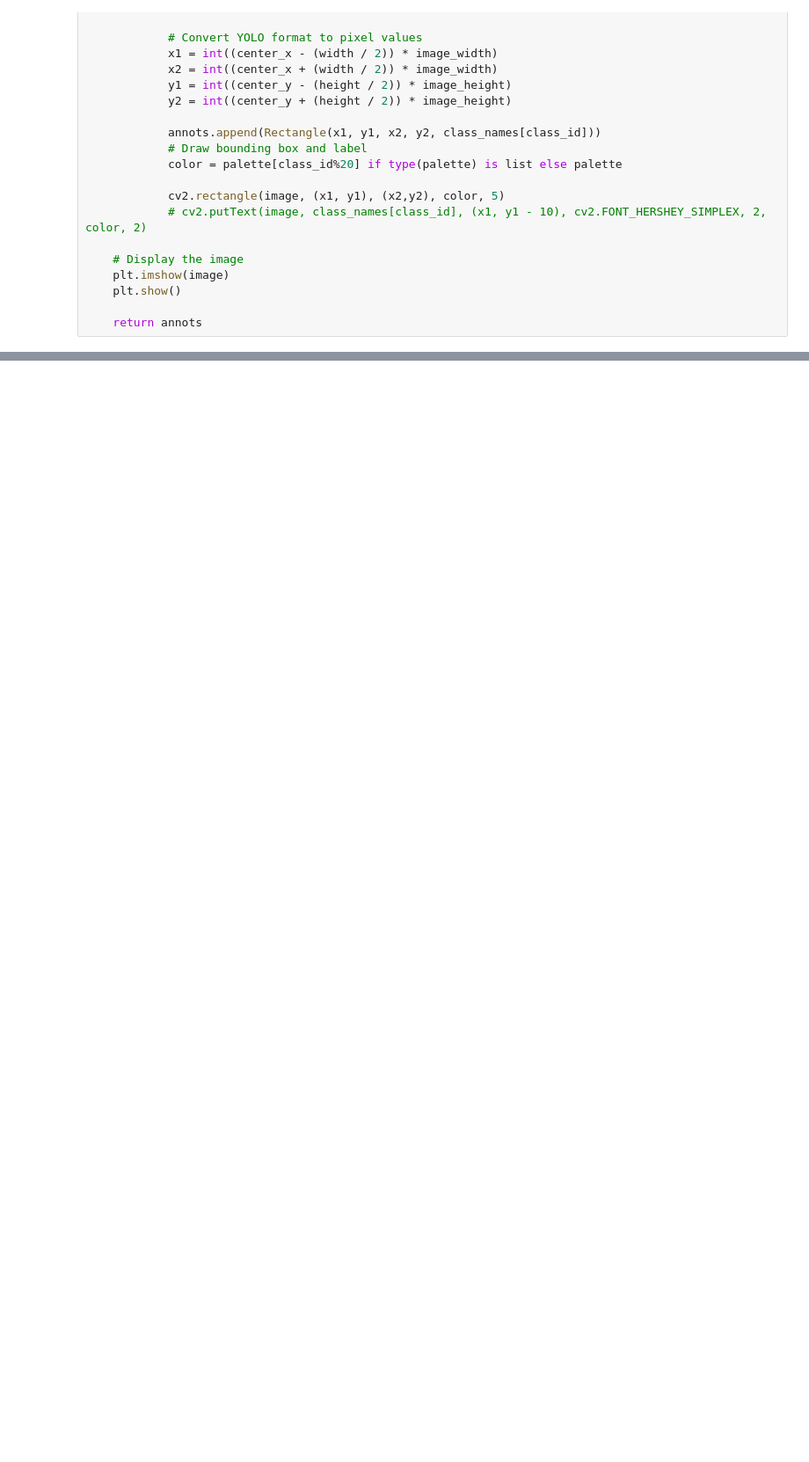
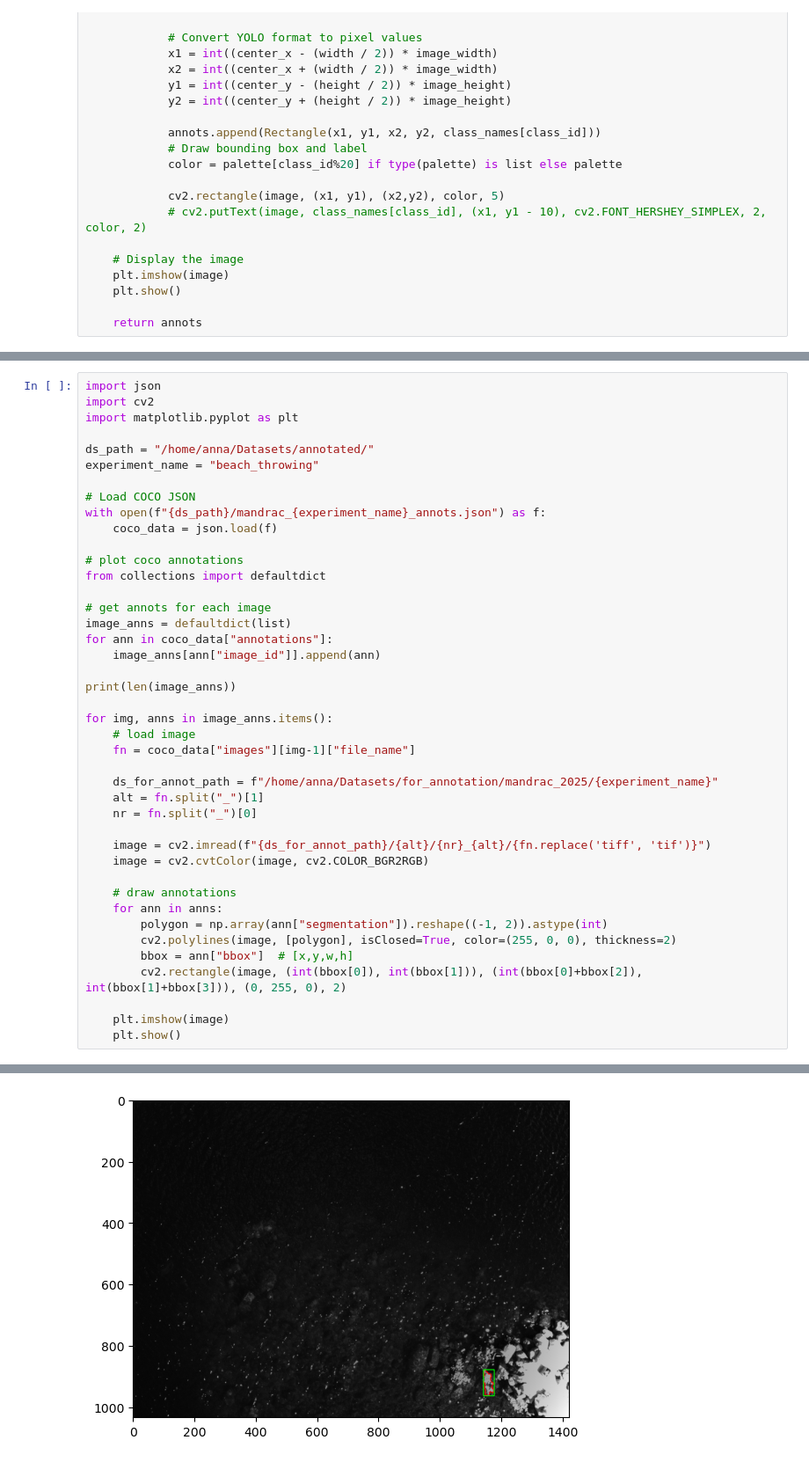
Before and after one commit to annapanfil/multispectral, a Jupyter notebook: src/dataset_creation/read_labels.ipynb, the cells around one changed output, grey strips where cells are left out. Shown at 88% size. Saved outputs shown, nothing was run; the diff lists cells and outputs as text; blank space fills up the shorter version.

```diff
--- a/src/dataset_creation/read_labels.ipynb
+++ b/src/dataset_creation/read_labels.ipynb
@@ -94,0 +98,43 @@ plt.imshow(image)
+# %%
+import json
+import cv2
+import matplotlib.pyplot as plt
+
+ds_path = "/home/anna/Datasets/annotated/"
+experiment_name = "beach_throwing"
+
+# Load COCO JSON
+with open(f"{ds_path}/mandrac_{experiment_name}_annots.json") as f:
+    coco_data = json.load(f)
+
+# plot coco annotations
+from collections import defaultdict
+
+# get annots for each image
+image_anns = defaultdict(list)
+for ann in coco_data["annotations"]:
+    image_anns[ann["image_id"]].append(ann)
+
+print(len(image_anns))
+
+for img, anns in image_anns.items():
+    # load image
+    fn = coco_data["images"][img-1]["file_name"]
+
+    ds_for_annot_path = f"/home/anna/Datasets/for_annotation/mandrac_2025/{experiment_name}"
+    alt = fn.split("_")[1]
+    nr = fn.split("_")[0]
+
+    image = cv2.imread(f"{ds_for_annot_path}/{alt}/{nr}_{alt}/{fn.replace('tiff', 'tif')}")
+    image = cv2.cvtColor(image, cv2.COLOR_BGR2RGB)
+
+    # draw annotations
+    for ann in anns:
+        polygon = np.array(ann["segmentation"]).reshape((-1, 2)).astype(int)
+        cv2.polylines(image, [polygon], isClosed=True, color=(255, 0, 0), thickness=2)
+        bbox = ann["bbox"]  # [x,y,w,h]
+        cv2.rectangle(image, (int(bbox[0]), int(bbox[1])), (int(bbox[0]+bbox[2]), int(bbox[1]+bbox[3])), (0, 255, 0), 2)
+
+    plt.imshow(image)
+    plt.show()
+# %% [output]
@@ -94,0 +142 @@ plt.imshow(image)
+[figure, added]
```
Also changed, not shown: parts of 12 cells of this notebook, 1 other file.
